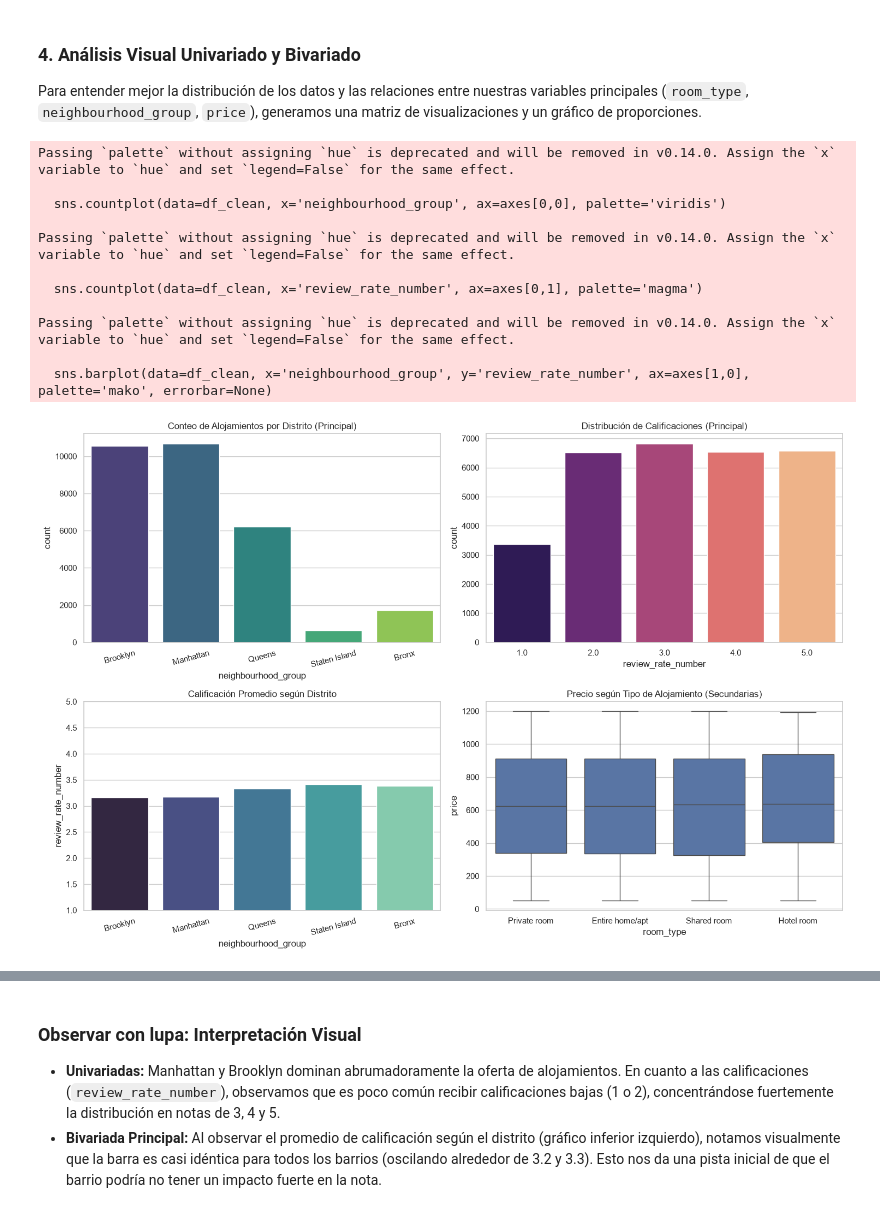
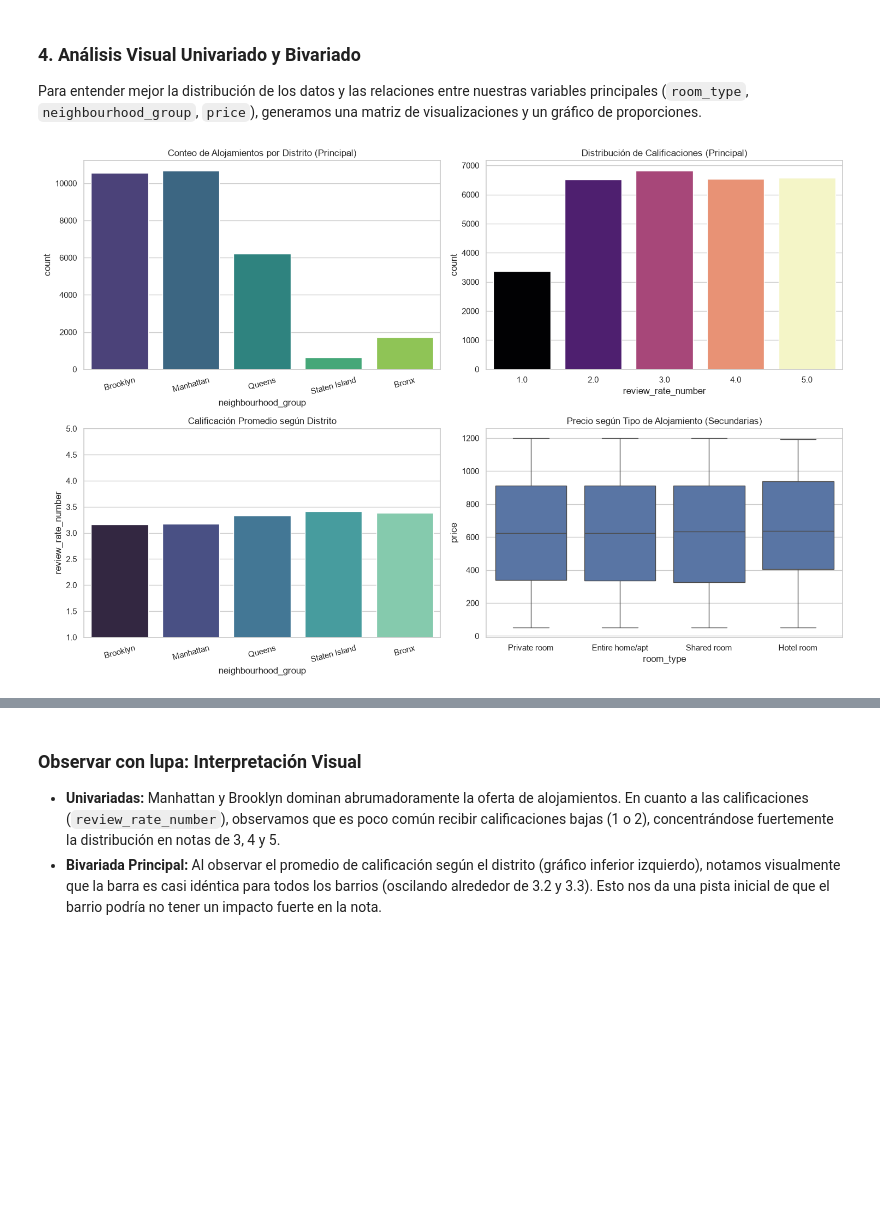
Before and after one commit to MANPROCOOL/Estaca-tom-y-los-holland, a Jupyter notebook: Informe2_.ipynb, the cells around one changed output, grey strips where cells are left out. Drawn from its saved outputs; the diff is of its cells as text; code cells hidden in the pictures; blank space fills up the shorter version.

```diff
--- a/Informe2_.ipynb
+++ b/Informe2_.ipynb
@@ -123,38 +123,27 @@ Para entender mejor la distribución de los datos y las relaciones entre nuestra
 # %%
 fig, axes = plt.subplots(2, 2, figsize=(15, 10))
 
 # 1. Univariada Principal 1: Conteo por Barrio
-sns.countplot(data=df_clean, x='neighbourhood_group', ax=axes[0,0], palette='viridis')
+sns.countplot(data=df_clean, x='neighbourhood_group', hue='neighbourhood_group', legend=False, ax=axes[0,0], palette='viridis')
 axes[0,0].set_title('Conteo de Alojamientos por Distrito (Principal)')
 axes[0,0].tick_params(axis='x', rotation=15)
 
 # 2. Univariada Principal 2: Distribución de Calificaciones
-sns.countplot(data=df_clean, x='review_rate_number', ax=axes[0,1], palette='magma')
+sns.countplot(data=df_clean, x='review_rate_number', hue='review_rate_number', legend=False, ax=axes[0,1], palette='magma')
 axes[0,1].set_title('Distribución de Calificaciones (Principal)')
 
 # 3. Bivariada Principales: Calificación Promedio vs Barrio
-sns.barplot(data=df_clean, x='neighbourhood_group', y='review_rate_number', ax=axes[1,0], palette='mako', errorbar=None)
+sns.barplot(data=df_clean, x='neighbourhood_group', y='review_rate_number', hue='neighbourhood_group', legend=False, ax=axes[1,0], palette='mako', errorbar=None)
 axes[1,0].set_title('Calificación Promedio según Distrito')
 axes[1,0].set_ylim(1, 5) # La escala de calificación es de 1 a 5
 axes[1,0].tick_params(axis='x', rotation=15)
 
 # 4. Bivariada Secundarias: Precio vs Tipo de Habitación
 sns.boxplot(data=df_clean, x='room_type', y='price', ax=axes[1,1])
 axes[1,1].set_title('Precio según Tipo de Alojamiento (Secundarias)')
 
 plt.tight_layout()
 plt.show()
 # %% [output]
-Passing `palette` without assigning `hue` is deprecated and will be removed in v0.14.0. Assign the `x` variable to `hue` and set `legend=False` for the same effect.
-
-  sns.countplot(data=df_clean, x='neighbourhood_group', ax=axes[0,0], palette='viridis')
-
-Passing `palette` without assigning `hue` is deprecated and will be removed in v0.14.0. Assign the `x` variable to `hue` and set `legend=False` for the same effect.
-
-  sns.countplot(data=df_clean, x='review_rate_number', ax=axes[0,1], palette='magma')
-
-Passing `palette` without assigning `hue` is deprecated and will be removed in v0.14.0. Assign the `x` variable to `hue` and set `legend=False` for the same effect.
-
-  sns.barplot(data=df_clean, x='neighbourhood_group', y='review_rate_number', ax=axes[1,0], palette='mako', errorbar=None)
-[figure, old version]
+[figure, new version]
 # %% [markdown]
```
Also changed, not shown: parts of 7 cells of this notebook.
